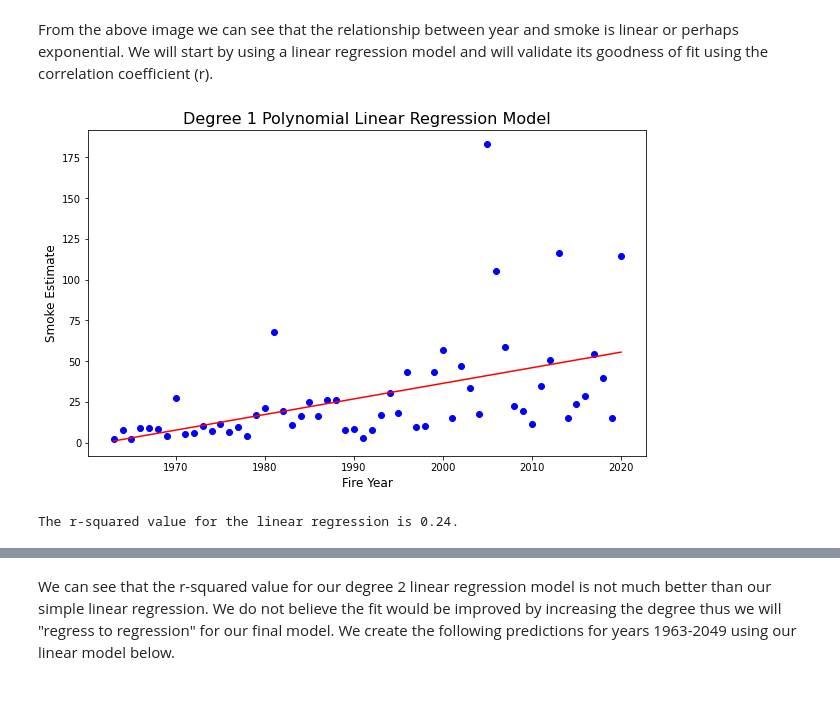
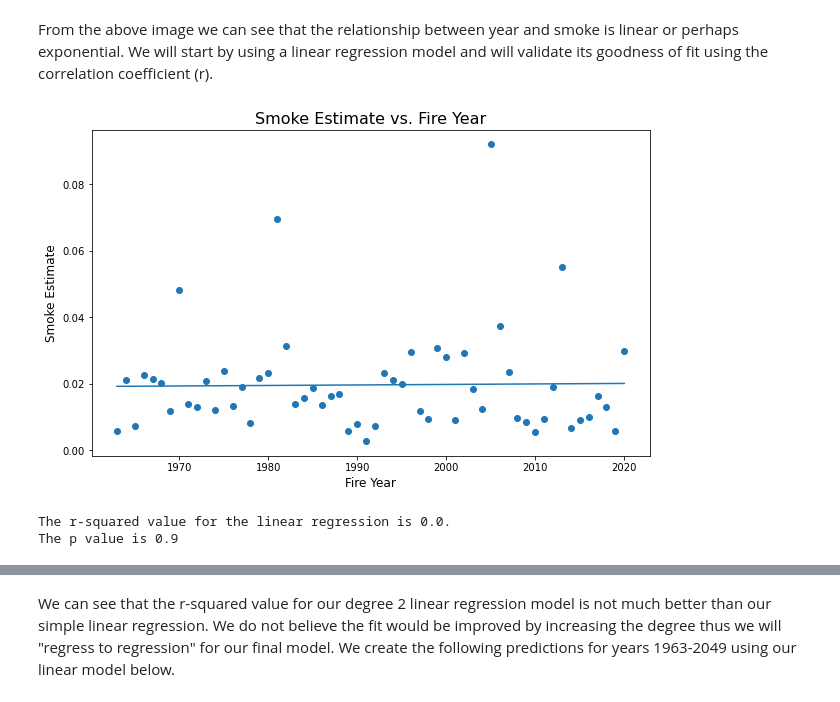
Before and after one commit to ekrolen/data-512-wildfire-project, a Jupyter notebook: scr/smoke_predictor.ipynb, the cells around one changed output, grey strips where cells are left out. Drawn from its saved outputs; the diff is of its cells as text; code cells hidden in the pictures.

```diff
--- a/scr/smoke_predictor.ipynb
+++ b/scr/smoke_predictor.ipynb
@@ -35,28 +36,26 @@ plt.show()
 # %% [markdown]
 From the above image we can see that the relationship between year and smoke is linear or perhaps exponential. We will start by using a linear regression model and will validate its goodness of fit using the correlation coefficient (r).
 # %%
-#Graphing the two columns to see the relationship
-X = np.array(x)
-Y = np.array(y)
+#Graphing a linear regression
+slope, intercept, r, p, std_err = stats.linregress(x, y)
 
-# Fit a linear regression model
-lin_reg = LinearRegression(fit_intercept=True)
-lin_reg.fit(X.reshape(-1, 1), Y)
+def line_eqn(x):
+  return slope * x + intercept
 
-#Get the predicted y
-y_pred = lin_reg.predict(X.reshape(-1, 1))
+mymodel = list(map(line_eqn, x))
 
-#Making the graph
-plt.figure(figsize=(10, 6))
-plt.title("Degree 1 Polynomial Linear Regression Model", size=16)
-plt.scatter(X, Y, marker= 'o', color = 'blue')
-plt.plot(X, y_pred, c="red")
+plt.figure(figsize=(10,6))
+plt.scatter(x, y)
+plt.plot(x, mymodel)
 plt.xlabel('Fire Year', size=12)
 plt.ylabel('Smoke Estimate', size=12)
+plt.title('Smoke Estimate vs. Fire Year', size=16)
 plt.show()
 
-print("The r-squared value for the linear regression is {0}.".format(round(lin_reg.score(X.reshape(-1, 1), Y),2)))
+print("The r-squared value for the linear regression is {0}.".format(round(r**2,2)))
+print("The p value is {0}".format(round(p,2)))
 # %% [output]
-[figure, old version]
+[figure, new version]
-The r-squared value for the linear regression is 0.24.
+The r-squared value for the linear regression is 0.0.
+The p value is 0.9
 # %% [markdown]
```
Also changed, not shown: parts of 7 cells of this notebook, 10 other files.
